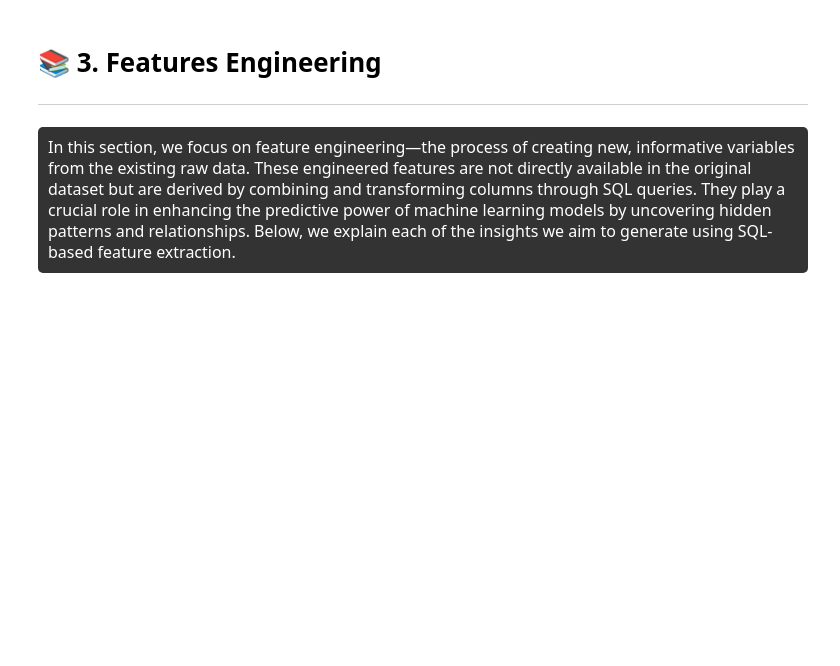
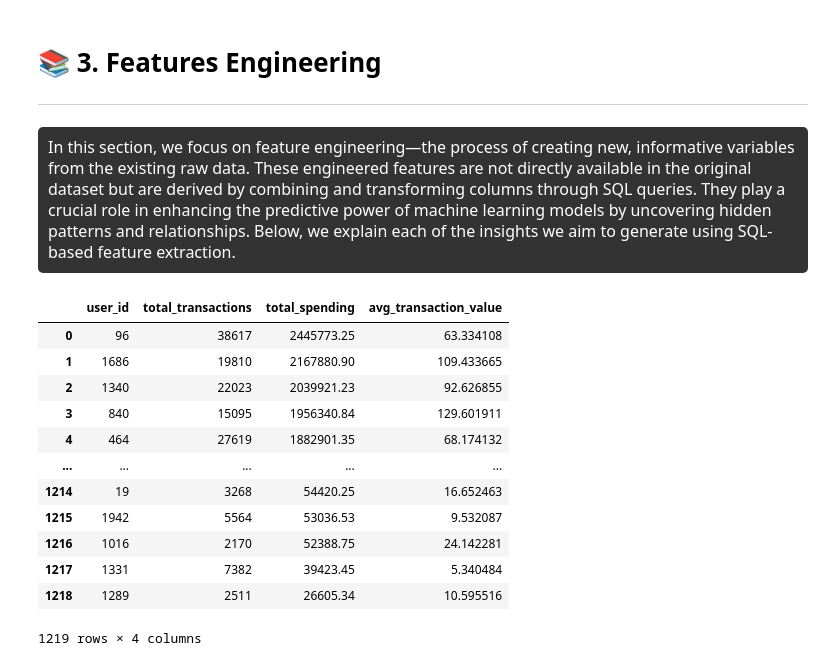
Before and after one commit to TeslimAdeyanju/15-Portfolio-Financial-Data-Analytics-Forecasting-Variance-Analysis, a Jupyter notebook: Financial-Data-Analytics-Forecasting-Variance-Analysis.ipynb, the cells around one changed output. Drawn from its saved outputs; the diff is of its cells as text; code cells hidden in the pictures; blank space fills up the shorter version.

```diff
--- a/Financial-Data-Analytics-Forecasting-Variance-Analysis.ipynb
+++ b/Financial-Data-Analytics-Forecasting-Variance-Analysis.ipynb
@@ -1038,3 +1038,52 @@ ___
 <div style="font-family: Avenir, sans-serif; font-size: 16px; line-height: 1.6; color: white; background-color: #333; padding: 10px; border-radius: 5px;">
 In this section, we focus on feature engineering—the process of creating new, informative variables from the existing raw data. These engineered features are not directly available in the original dataset but are derived by combining and transforming columns through SQL queries. They play a crucial role in enhancing the predictive power of machine learning models by uncovering hidden patterns and relationships. Below, we explain each of the insights we aim to generate using SQL-based feature extraction.
 </div>
+# %%
+def run_query(query):
+    """
+    Connects to the 'financial_transactions_db' database,
+    executes the provided SQL query, and returns the results as a DataFrame.
+    """
+    conn = mysql.connector.connect(
+        host=MYSQL_HOST,
+        user=MYSQL_USER,
+        password=MYSQL_PASSWORD,
+        database="financial_transactions_db"
+    )
+    cursor = conn.cursor()
+    cursor.execute(query)
+    result = cursor.fetchall()
+    columns = [desc[0] for desc in cursor.description]
+    cursor.close()
+    conn.close()
+    return pd.DataFrame(result, columns=columns)
+# %%
+# Define the query to aggregate customer metrics
+query = """
+SELECT
+    t.user_id,
+    COUNT(t.transaction_id) AS total_transactions,
+    SUM(t.amount) AS total_spending,
+    AVG(t.amount) AS avg_transaction_value
+FROM transactions t
+GROUP BY t.user_id
+ORDER BY total_spending DESC;
+"""
+
+# Execute the query and display the resulting DataFrame
+df_metrics = run_query(query)
+df_metrics
+# %% [output]
+|  | user_id | total_transactions | total_spending | avg_transaction_value |
+| 0 | 96 | 38617 | 2445773.25 | 63.334108 |
+| 1 | 1686 | 19810 | 2167880.90 | 109.433665 |
+| 2 | 1340 | 22023 | 2039921.23 | 92.626855 |
+| 3 | 840 | 15095 | 1956340.84 | 129.601911 |
+| 4 | 464 | 27619 | 1882901.35 | 68.174132 |
+| ... | ... | ... | ... | ... |
+| 1214 | 19 | 3268 | 54420.25 | 16.652463 |
+| 1215 | 1942 | 5564 | 53036.53 | 9.532087 |
+| 1216 | 1016 | 2170 | 52388.75 | 24.142281 |
+| 1217 | 1331 | 7382 | 39423.45 | 5.340484 |
+| 1218 | 1289 | 2511 | 26605.34 | 10.595516 |
+1219 rows × 4 columns
```
Also changed, not shown: parts of 6 cells of this notebook.
